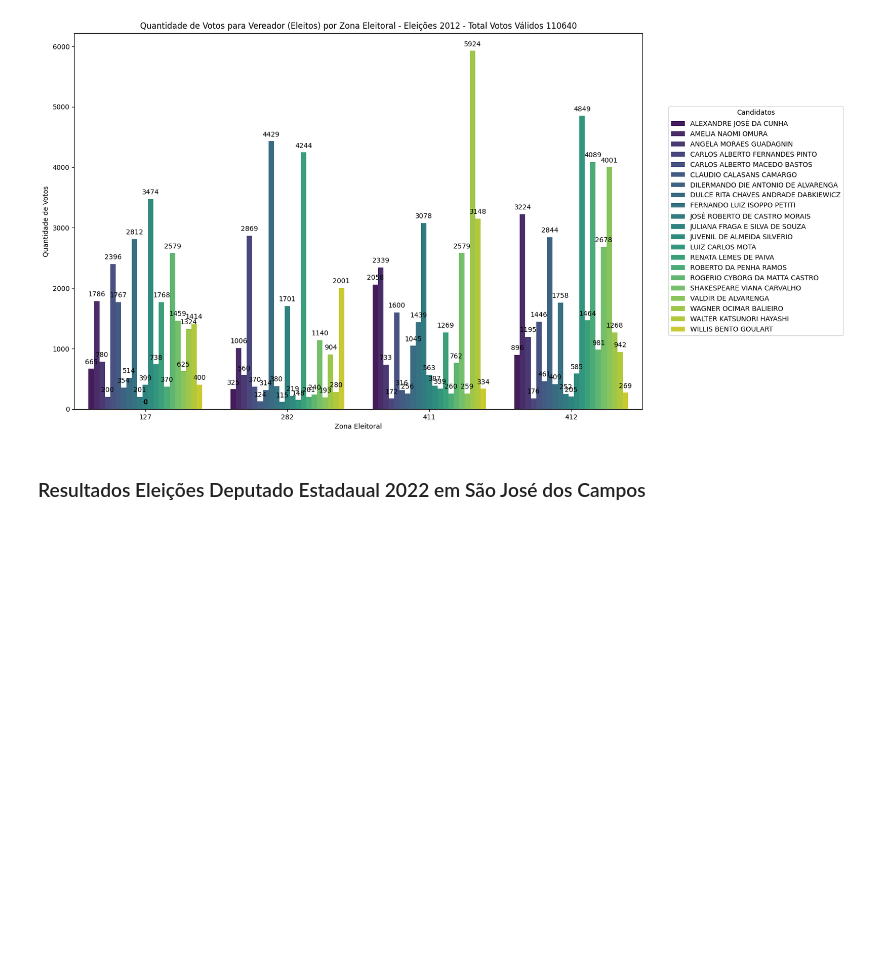
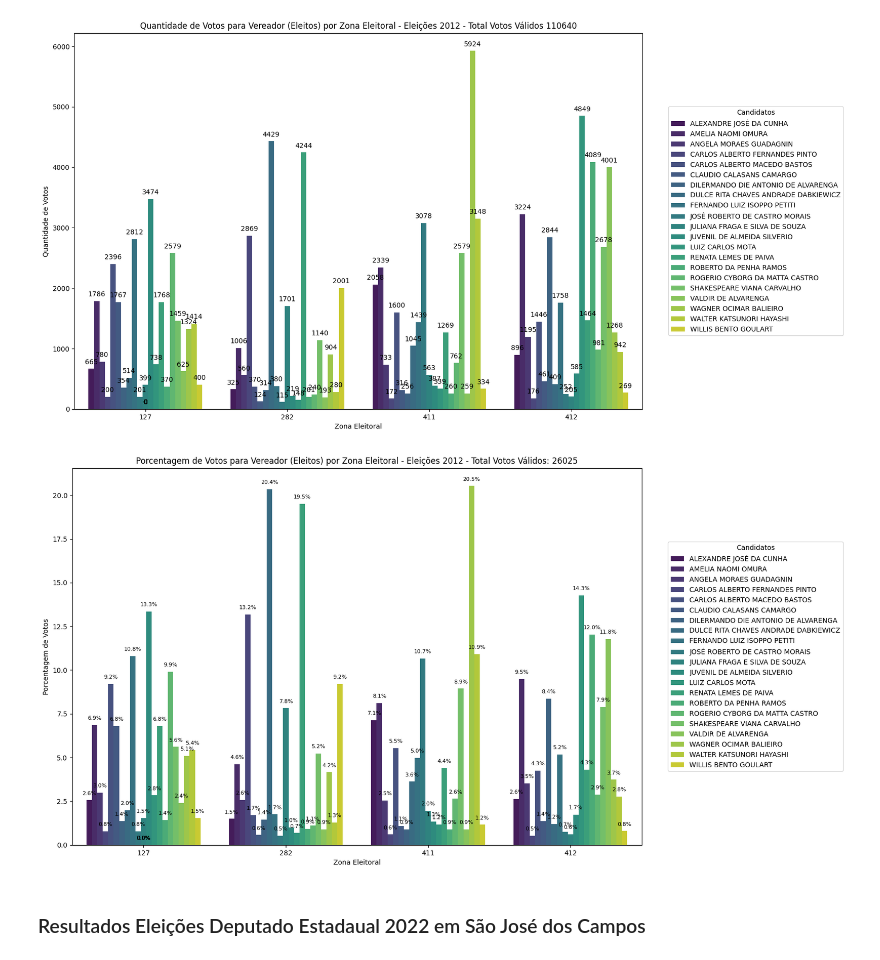
Before and after one commit to diogobranquinho/analytics, a Jupyter notebook: notebooks/mayoranalytics.ipynb, the cells around one changed output. Drawn from its saved outputs; the diff is of its cells as text; code cells hidden in the pictures; blank space fills up the shorter version.

```diff
--- a/notebooks/mayoranalytics.ipynb
+++ b/notebooks/mayoranalytics.ipynb
@@ -536,24 +536,26 @@ plt.show()
 # %%
 dados_agrupados = vereador2012.groupby(['nr_zona', 'nm_candidato'])['qt_votos_nom_validos'].sum().reset_index()
 total_votos_validos = dados_agrupados.groupby('nr_zona')['qt_votos_nom_validos'].transform('sum')
 dados_agrupados['porcentagem'] = (dados_agrupados['qt_votos_nom_validos'] / total_votos_validos) * 100
 
 plt.figure(figsize=(15, 10))
 
 ax = sns.barplot(x='nr_zona', y='porcentagem', hue='nm_candidato', data=dados_agrupados, palette='viridis')
 
 for p in ax.patches:
     x = p.get_x() + p.get_width() / 2.
     height = p.get_height()
     ax.annotate(f'{height:.1f}%',
                 (x, height),
                 ha='center', va='center', xytext=(0, 10), textcoords='offset points', fontsize=8)
 
 plt.xlabel('Zona Eleitoral')
 plt.ylabel('Porcentagem de Votos')
-plt.title(f'Porcentagem de Votos para Vereador (Eleitos) por Zona Eleitoral - Eleições 2016 - Total Votos Válidos: {total_votos_validos.iloc[0]}')
+plt.title(f'Porcentagem de Votos para Vereador (Eleitos) por Zona Eleitoral - Eleições 2012 - Total Votos Válidos: {total_votos_validos.iloc[0]}')
 plt.legend(title='Candidatos', loc='center', bbox_to_anchor=(1.2, 0.5))
 plt.show()
+# %% [output]
+[figure, added]
 # %% [markdown]
 ### Resultados Eleições Deputado Estadaual 2022 em São José dos Campos
 # %%
```
Also changed, not shown: parts of 4 cells of this notebook.
